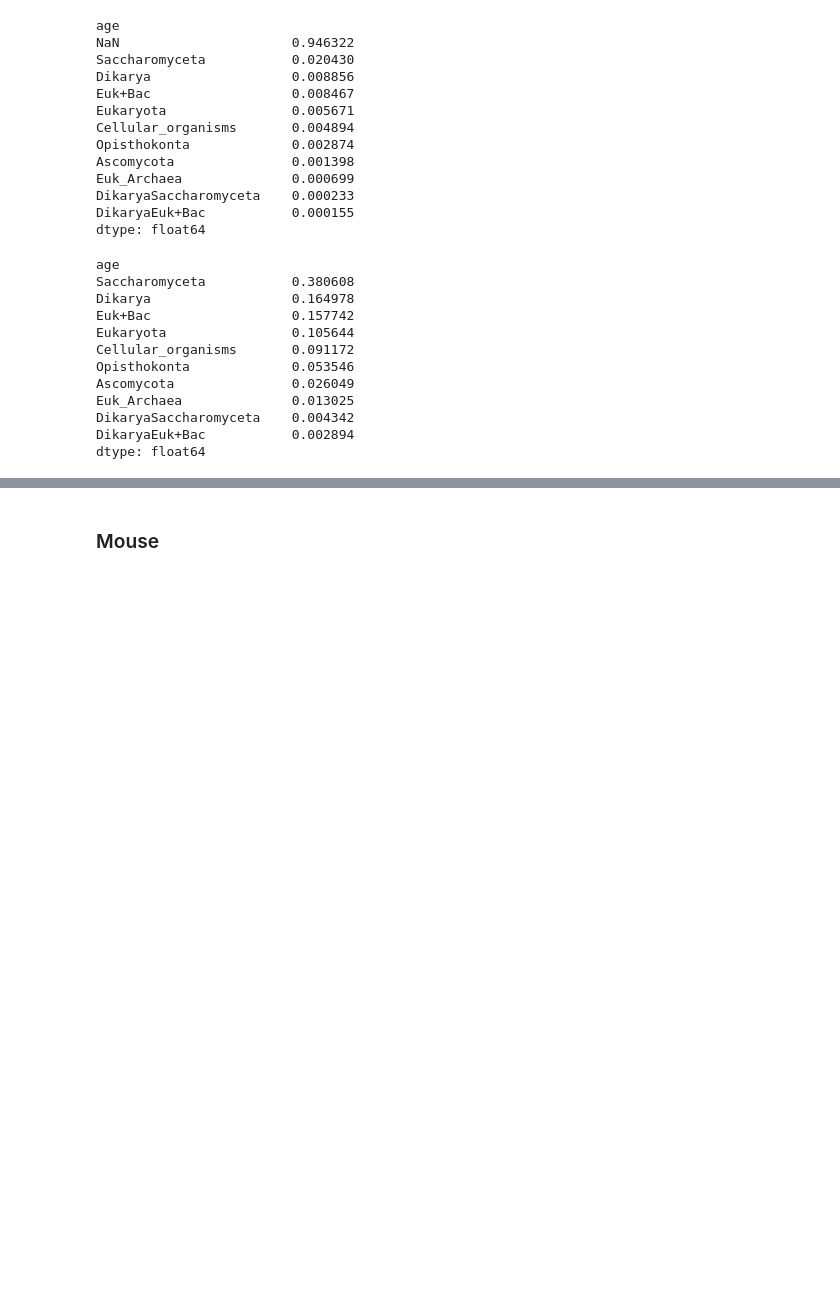
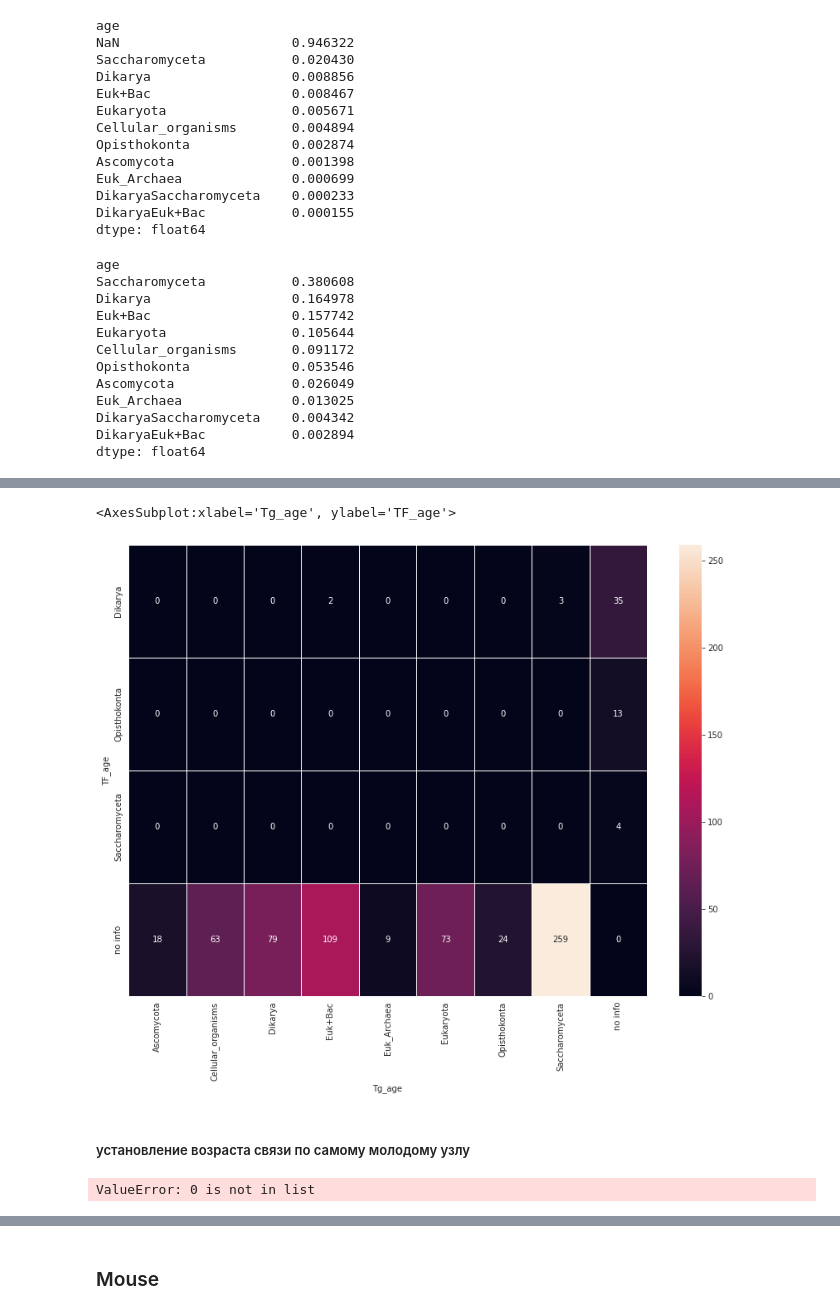
Before and after one commit to Freddsle/age_patterns, a Jupyter notebook: code/02_age_gene_classes.ipynb, the cells around one changed output, grey strips where cells are left out. Saved outputs shown, nothing was run; the diff lists cells and outputs as text; code cells hidden in the pictures; blank space fills up the shorter version.

```diff
--- a/code/02_age_gene_classes.ipynb
+++ b/code/02_age_gene_classes.ipynb
@@ -316,0 +371,9 @@ plt.close()
+# %%
+# replace noinfo-noinfo with '0'
+heatmap_y_noinfo = heatmap_y.copy()
+heatmap_y_noinfo.iloc[-1,-1] = 0
+# %%
+sns.heatmap(heatmap_y_noinfo, annot=True, linewidths=0.5, fmt='g')
+# %% [output]
+<AxesSubplot:xlabel='Tg_age', ylabel='TF_age'>
+[figure, added]
@@ -316,0 +384,11 @@ plt.close()
+# %% [markdown]
+##### установление возраста связи по самому молодому узлу
+# %%
+# установление возраста связи по самому молодому узлу
+classes = ['no info', 'Cellular_organisms', 'Euk_Archaea','Euk+Bac', 'Eukaryota',
+           'Opisthokonta', 'Dikarya', 'Ascomycota', 'Saccharomyceta']
+
+yeast_data['Tg_age'] = yeast_data['Tg_age'].apply(lambda x: classes.index(x))
+yeast_data['TF_age'] = yeast_data['TF_age'].apply(lambda x: classes.index(x))
+# %% [output]
+ValueError: 0 is not in list
```
Also changed, not shown: parts of 83 cells of this notebook, 24 other files.
